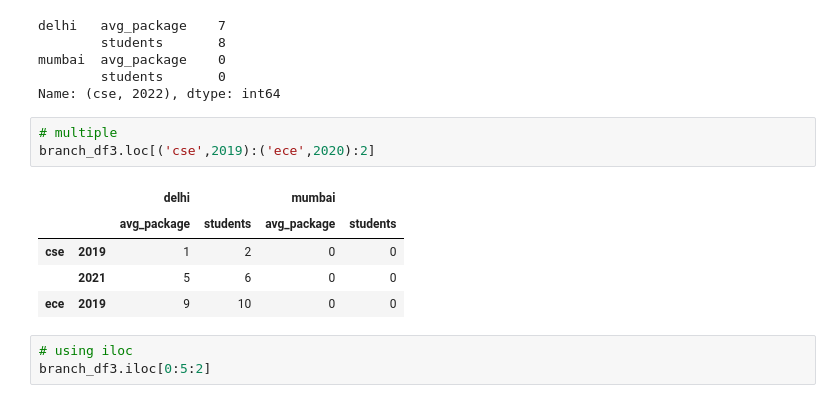
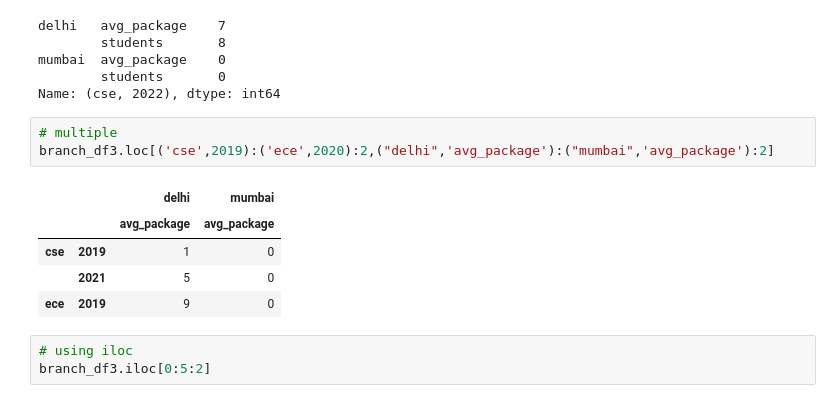
Before and after one commit to Pritush09/Pandas-and-its-functions-detailed, a Jupyter notebook: Session_21_multiindex_objects.ipynb, the cells around one changed output. Saved outputs shown, nothing was run; the diff lists cells and outputs as text.

```diff
--- a/Session_21_multiindex_objects.ipynb
+++ b/Session_21_multiindex_objects.ipynb
@@ -309,13 +357,13 @@ mumbai  avg_package    0
 Name: (cse, 2022), dtype: int64
 # %%
 # multiple
-branch_df3.loc[('cse',2019):('ece',2020):2]
+branch_df3.loc[('cse',2019):('ece',2020):2,("delhi",'avg_package'):("mumbai",'avg_package'):2]
 # %% [output]
-|  |  | delhi |  | mumbai |  |
-|  |  | avg_package | students | avg_package | students |
-| cse | 2019 | 1 | 2 | 0 | 0 |
-|  | 2021 | 5 | 6 | 0 | 0 |
-| ece | 2019 | 9 | 10 | 0 | 0 |
+|  |  | delhi | mumbai |
+|  |  | avg_package | avg_package |
+| cse | 2019 | 1 | 0 |
+|  | 2021 | 5 | 0 |
+| ece | 2019 | 9 | 0 |
 # %%
 # using iloc
 branch_df3.iloc[0:5:2]
```
Also changed, not shown: parts of 8 cells of this notebook.
